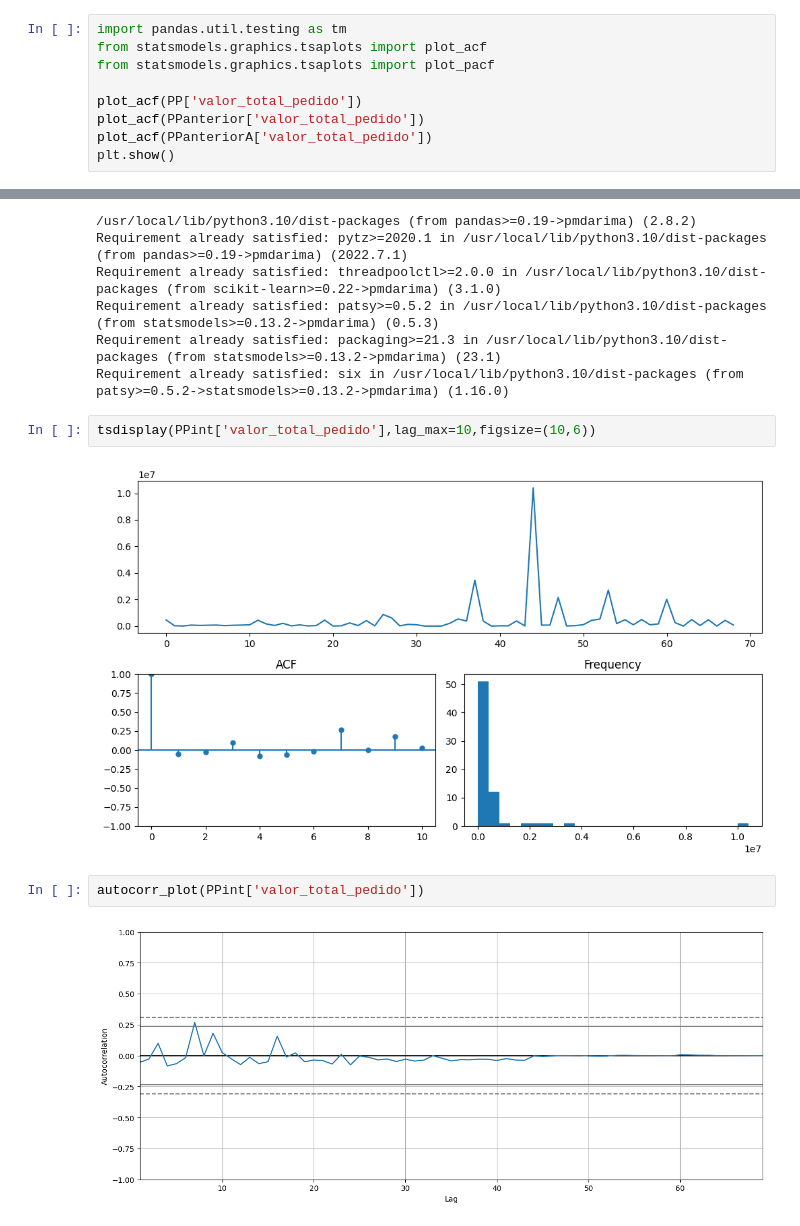
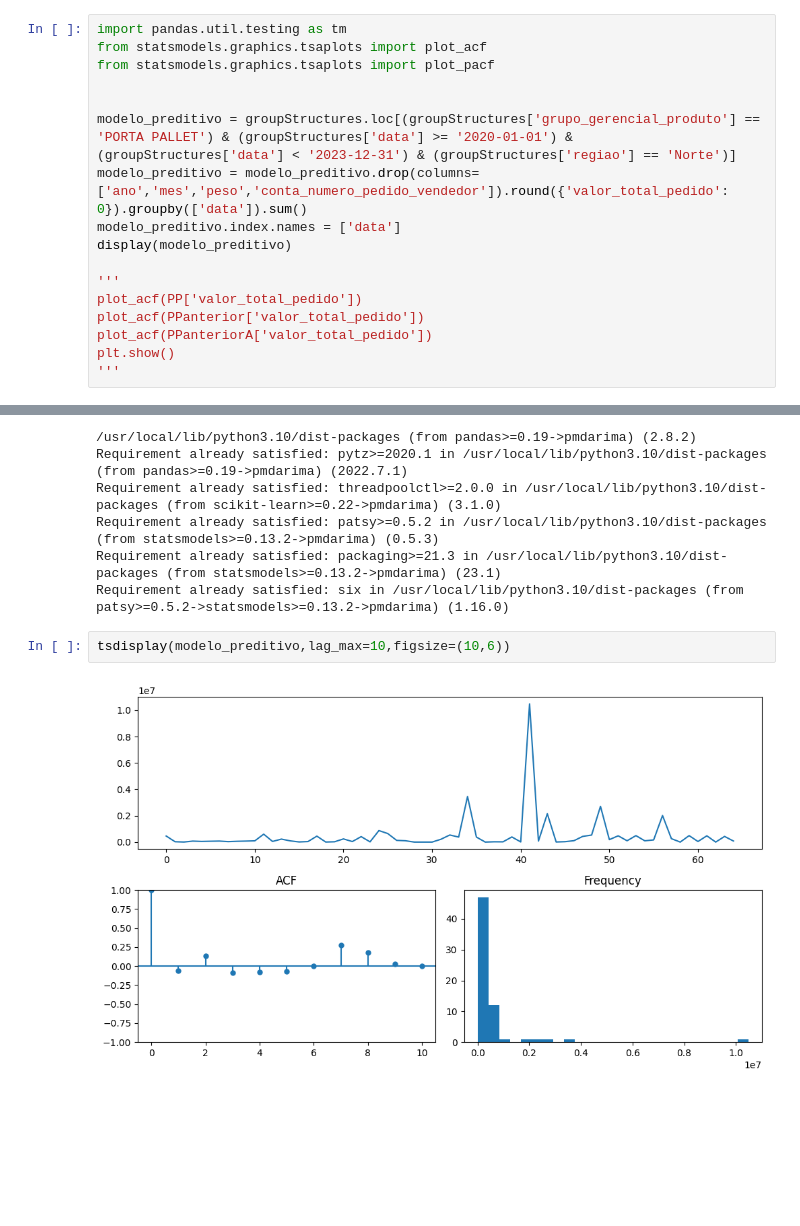
Before and after one commit to roliveira15/Data_Science_Sales_Forecast, a Jupyter notebook: Sales_Forecast.ipynb, the cells around one changed output, grey strips where cells are left out. Drawn from its saved outputs; the diff is of its cells as text; blank space fills up the shorter version.

```diff
--- a/Sales_Forecast.ipynb
+++ b/Sales_Forecast.ipynb
@@ -154,8 +158,16 @@ import pandas.util.testing as tm
 from statsmodels.graphics.tsaplots import plot_acf
 from statsmodels.graphics.tsaplots import plot_pacf
 
+
+modelo_preditivo = groupStructures.loc[(groupStructures['grupo_gerencial_produto'] == 'PORTA PALLET') & (groupStructures['data'] >= '2020-01-01') & (groupStructures['data'] < '2023-12-31') & (groupStructures['regiao'] == 'Norte')]
+modelo_preditivo = modelo_preditivo.drop(columns=['ano','mes','peso','conta_numero_pedido_vendedor']).round({'valor_total_pedido': 0}).groupby(['data']).sum()
+modelo_preditivo.index.names = ['data']
+display(modelo_preditivo)
+
+'''
 plot_acf(PP['valor_total_pedido'])
 plot_acf(PPanterior['valor_total_pedido'])
 plot_acf(PPanteriorA['valor_total_pedido'])
 plt.show()
+'''
 # %% [output]
@@ -195,10 +219,6 @@ Requirement already satisfied: patsy>=0.5.2 in /usr/local/lib/python3.10/dist-pa
 Requirement already satisfied: packaging>=21.3 in /usr/local/lib/python3.10/dist-packages (from statsmodels>=0.13.2->pmdarima) (23.1)
 Requirement already satisfied: six in /usr/local/lib/python3.10/dist-packages (from patsy>=0.5.2->statsmodels>=0.13.2->pmdarima) (1.16.0)
 # %%
-tsdisplay(PPint['valor_total_pedido'],lag_max=10,figsize=(10,6))
+tsdisplay(modelo_preditivo,lag_max=10,figsize=(10,6))
 # %% [output]
-[figure, old version]
+[figure, new version]
-# %%
-autocorr_plot(PPint['valor_total_pedido'])
-# %% [output]
-[figure, removed]
```
Also changed, not shown: parts of 16 cells of this notebook.
